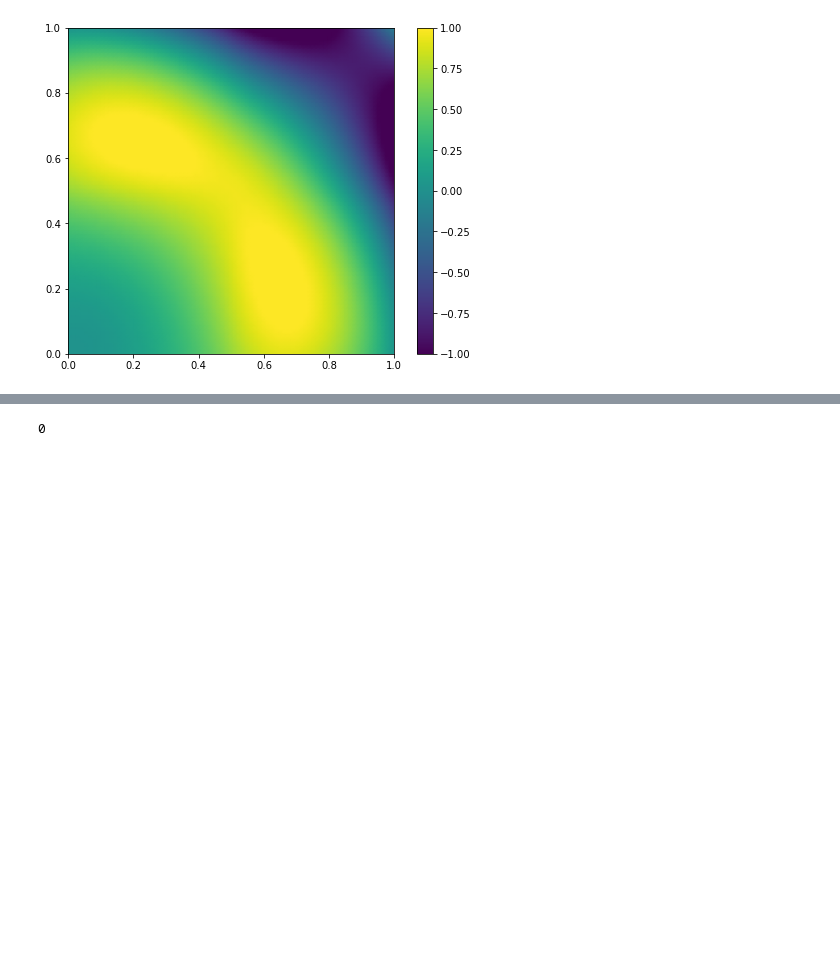
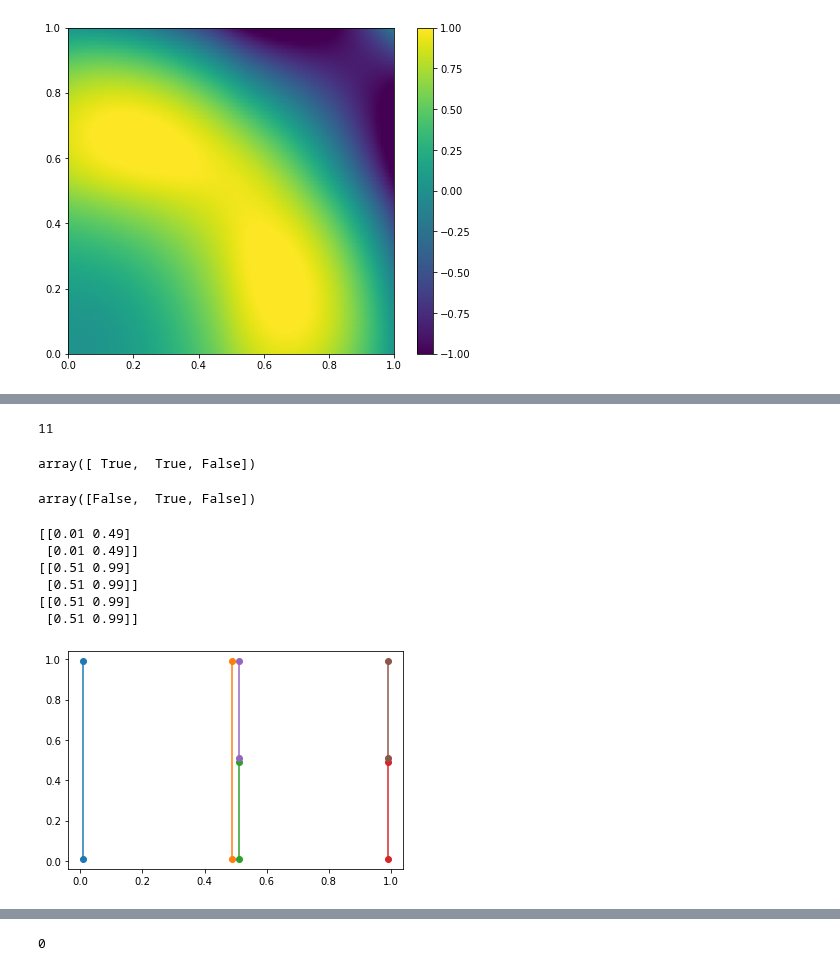
Before and after one commit to c-f-h/pyiga, a Jupyter notebook: notebooks/NewMultipatch.ipynb, the cells around one changed output, grey strips where cells are left out. Drawn from its saved outputs; the diff is of its cells as text; code cells hidden in the pictures; blank space fills up the shorter version.

```diff
--- a/notebooks/NewMultipatch.ipynb
+++ b/notebooks/NewMultipatch.ipynb
@@ -924,0 +1019,4 @@ print(MP.numdofs)
+# %%
+MP.numdofs
+# %% [output]
+11
@@ -925,3 +1025,29 @@ print(MP.numdofs)
+# %%
+b
+# %% [output]
+array([ True,  True, False])
+# %%
+a & b
+# %% [output]
+array([False,  True, False])
+# %%
+supp=[geo.support for (_,geo),_ in MP.mesh.patches]
+for (kvs, geo),_ in MP.mesh.patches:
+    supp=geo.support
+    x=np.clip(np.linspace(supp[1][0],supp[1][1],kvs[1].numdofs),supp[1][0]+0.01,supp[1][1]-0.01)
+    y=np.clip(np.linspace(supp[0][0],supp[0][1],kvs[0].numdofs),supp[0][0]+0.01,supp[0][1]-0.01)
+    X,Y = np.meshgrid(x,y)
+    print(X)
+    pyplot.plot(X,Y,marker='o')
+pyplot.show()
+# %% [output]
+[[0.01 0.49]
+ [0.01 0.49]]
+[[0.51 0.99]
+ [0.51 0.99]]
+[[0.51 0.99]
+ [0.51 0.99]]
+[figure, added]
 # %%
 # Define the exact solution and right-hand side for the example problem.
 #
```
Also changed, not shown: parts of 16 cells of this notebook.
